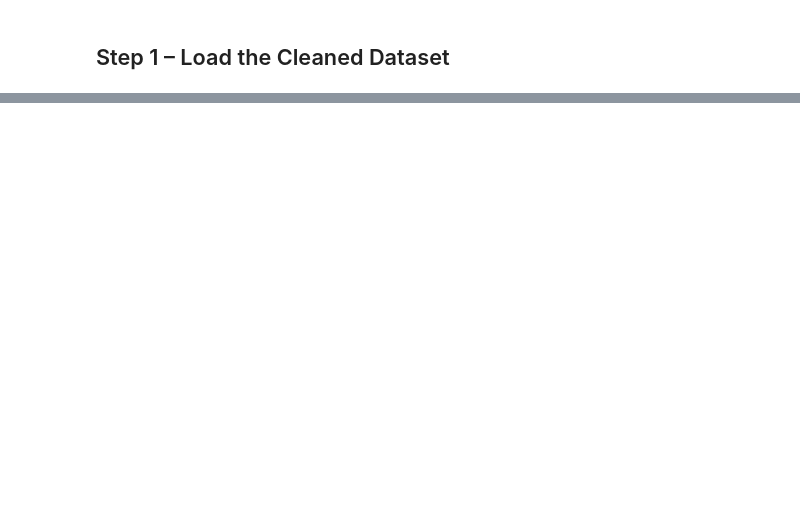
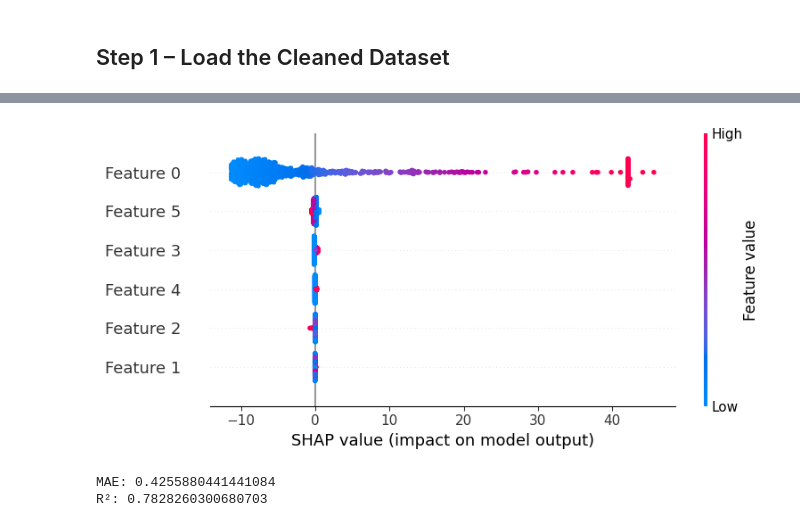
Before and after one commit to phroo02/Customer-Experience-Optimization-Churn-Prediction-, a Jupyter notebook: models/ml.ipynb, the cells around one changed output, grey strips where cells are left out. Saved outputs shown, nothing was run; the diff lists cells and outputs as text; code cells hidden in the pictures; blank space fills up the shorter version.

```diff
--- a/models/ml.ipynb
+++ b/models/ml.ipynb
@@ -3,7 +3,7 @@
 # %%
 import sqlite3, pandas as pd
 
-conn = sqlite3.connect("retail_customer_experience.db")
+conn = sqlite3.connect("./../sql/retail_customer_experience.db")
 df = pd.read_sql_query("SELECT * FROM customer_360_cleaned;", conn)
 conn.close()
 
@@ -12,0 +19,3 @@ DatabaseError: Execution failed on sql 'SELECT * FROM customer_360_cleaned;': no
+# %%
+import numpy as np
+df['churn_flag'] = np.where(df['recency_days'] > 180, 1, 0) # 1 = churned
@@ -12,0 +32,15 @@ DatabaseError: Execution failed on sql 'SELECT * FROM customer_360_cleaned;': no
+# %%
+from sklearn.model_selection import train_test_split
+from sklearn.preprocessing import StandardScaler
+
+# feature selection for churn model
+X = df[['recency_days', 'frequency', 'monetary', 'avg_support_score', 'avg_rating', 'engagement_score']]
+y = df['churn_flag']
+
+# Train/test split
+X_train, X_test, y_train, y_test = train_test_split(X, y, test_size=0.2, random_state=42)
+
+# Scale numerical features
+scaler = StandardScaler()
+X_train_scaled = scaler.fit_transform(X_train)
+X_test_scaled = scaler.transform(X_test)
@@ -12,0 +49,12 @@ DatabaseError: Execution failed on sql 'SELECT * FROM customer_360_cleaned;': no
+# %%
+from sklearn.linear_model import LogisticRegression
+from sklearn.metrics import classification_report, roc_auc_score
+
+model = LogisticRegression(max_iter=1000)
+model.fit(X_train_scaled, y_train)
+
+y_pred = model.predict(X_test_scaled)
+y_prob = model.predict_proba(X_test_scaled)[:,1]
+
+print(classification_report(y_test, y_pred))
+print("ROC-AUC:", roc_auc_score(y_test, y_prob))
@@ -12,0 +72,28 @@ DatabaseError: Execution failed on sql 'SELECT * FROM customer_360_cleaned;': no
+# %%
+import shap
+explainer = shap.Explainer(model, X_train_scaled)
+shap_values = explainer(X_test_scaled)
+shap.summary_plot(shap_values, X_test, show=False)
+# %% [output]
+[figure, added]
+# %%
+from sklearn.ensemble import RandomForestRegressor
+from sklearn.metrics import mean_absolute_error, r2_score
+
+features = ['total_tickets','avg_resolution_time','avg_rating','recency_days','monetary']
+target = 'avg_support_score'
+
+X = df[features]
+y = df[target]
+
+X_train, X_test, y_train, y_test = train_test_split(X, y, test_size=0.2, random_state=42)
+
+rf = RandomForestRegressor(random_state=42)
+rf.fit(X_train, y_train)
+y_pred = rf.predict(X_test)
+
+print("MAE:", mean_absolute_error(y_test, y_pred))
+print("R²:", r2_score(y_test, y_pred))
+# %% [output]
+MAE: 0.4255880441441084
+R²: 0.7828260300680703
```
Also changed, not shown: parts of 21 cells of this notebook, 8 other files.
